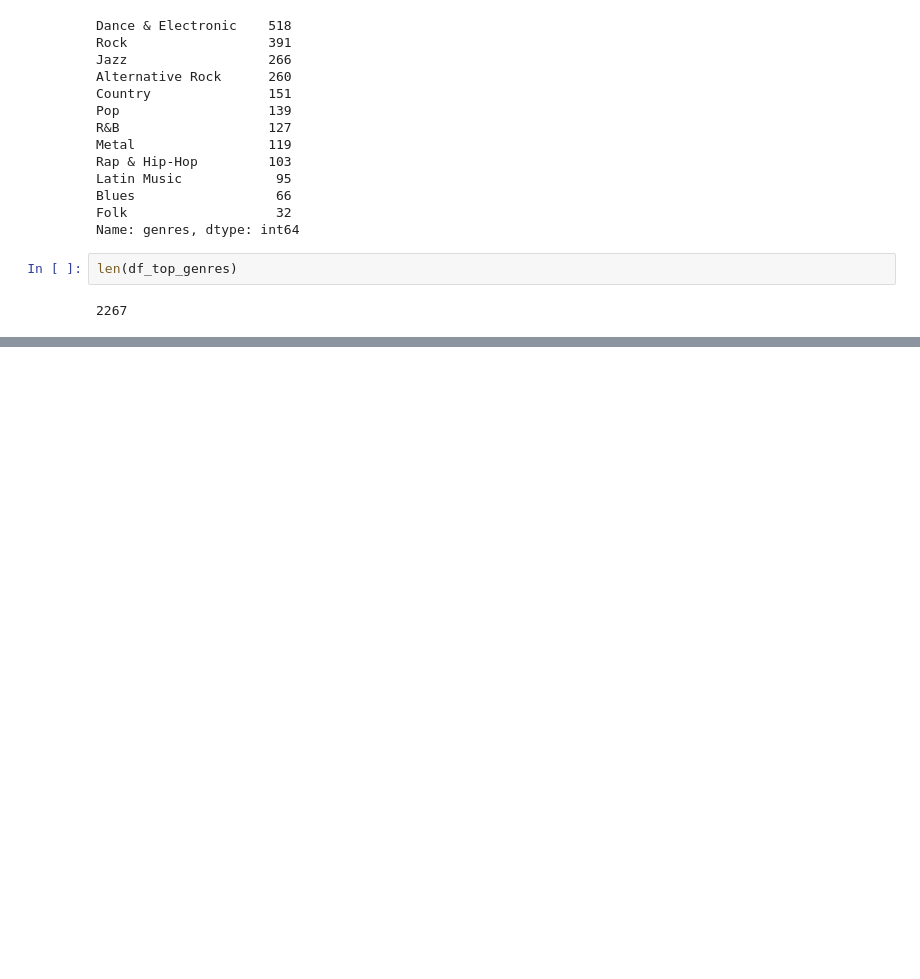
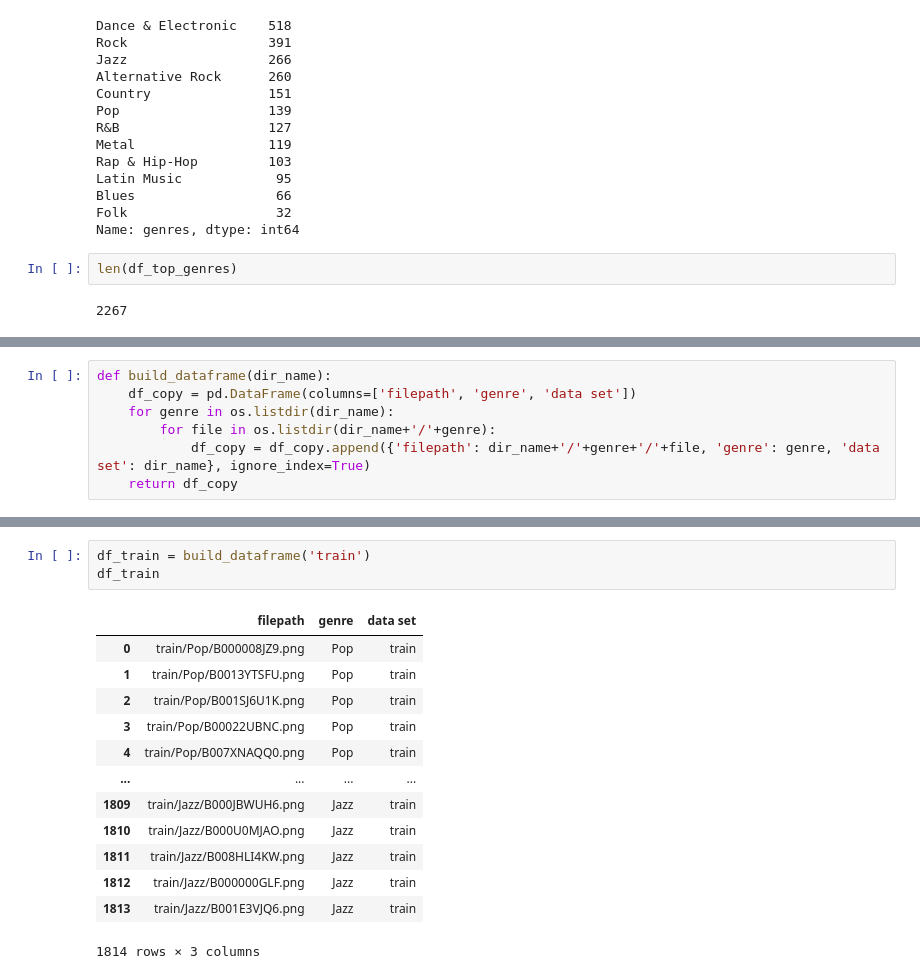
Before and after one commit to msaifyan/album_art_genre_classification, a Jupyter notebook: Album_Art_Genre_Classification.ipynb, the cells around one changed output, grey strips where cells are left out. Drawn from its saved outputs; the diff is of its cells as text; blank space fills up the shorter version.

```diff
--- a/Album_Art_Genre_Classification.ipynb
+++ b/Album_Art_Genre_Classification.ipynb
@@ -180,0 +122,7 @@ df_full = pd.read_csv('MuMu_dataset/MuMu_dataset_multi-label.csv')
+# %%
+def build_dataframe(dir_name):
+    df_copy = pd.DataFrame(columns=['filepath', 'genre', 'data set'])
+    for genre in os.listdir(dir_name):
+        for file in os.listdir(dir_name+'/'+genre):
+            df_copy = df_copy.append({'filepath': dir_name+'/'+genre+'/'+file, 'genre': genre, 'data set': dir_name}, ignore_index=True)
+    return df_copy
@@ -180,0 +137,17 @@ df_full = pd.read_csv('MuMu_dataset/MuMu_dataset_multi-label.csv')
+# %%
+df_train = build_dataframe('train')
+df_train
+# %% [output]
+|  | filepath | genre | data set |
+| 0 | train/Pop/B000008JZ9.png | Pop | train |
+| 1 | train/Pop/B0013YTSFU.png | Pop | train |
+| 2 | train/Pop/B001SJ6U1K.png | Pop | train |
+| 3 | train/Pop/B00022UBNC.png | Pop | train |
+| 4 | train/Pop/B007XNAQQ0.png | Pop | train |
+| ... | ... | ... | ... |
+| 1809 | train/Jazz/B000JBWUH6.png | Jazz | train |
+| 1810 | train/Jazz/B000U0MJAO.png | Jazz | train |
+| 1811 | train/Jazz/B008HLI4KW.png | Jazz | train |
+| 1812 | train/Jazz/B000000GLF.png | Jazz | train |
+| 1813 | train/Jazz/B001E3VJQ6.png | Jazz | train |
+1814 rows × 3 columns
```
Also changed, not shown: parts of 66 cells of this notebook.
